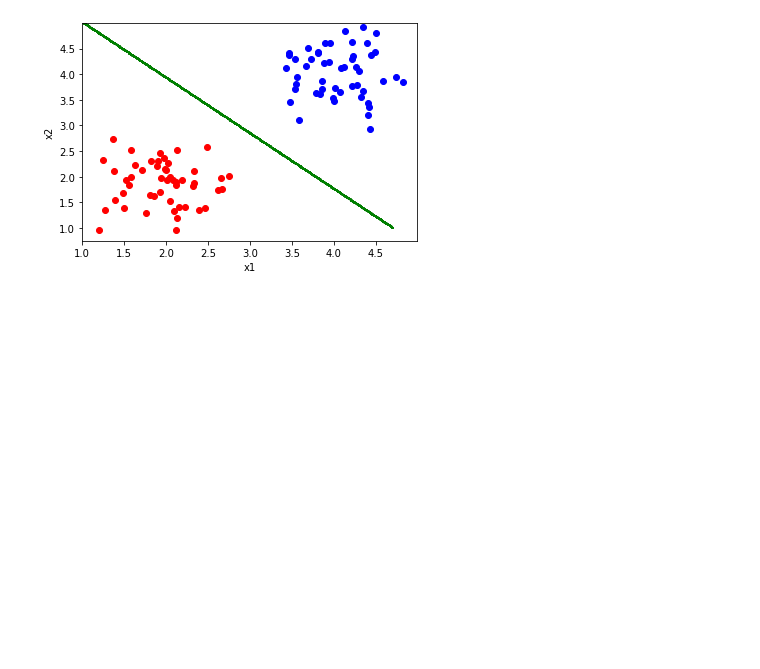
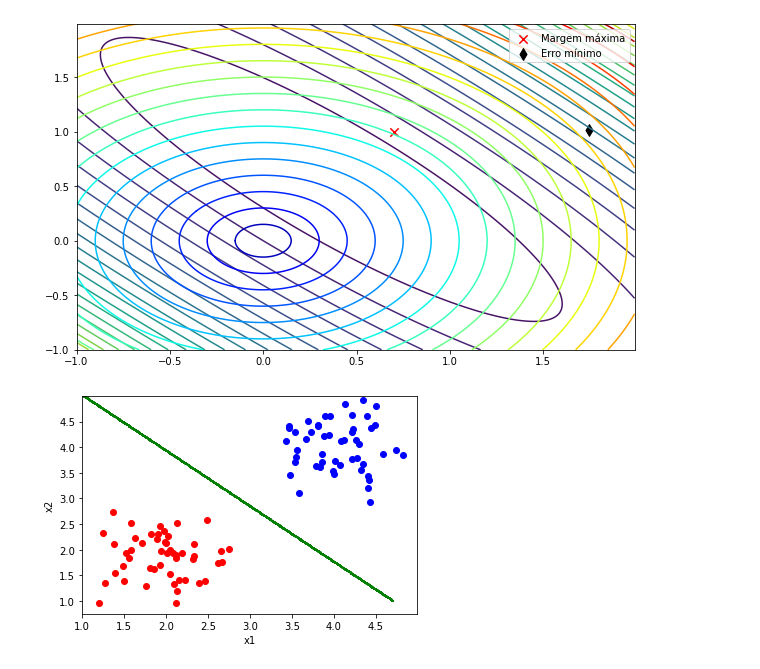
Before and after one commit to vicrsp/rna-ppgee, a Jupyter notebook: seminario/exemplos.ipynb, the cells around one changed output. Cells and saved outputs as stored; diff of their text form; code cells hidden in the pictures; blank space fills up the shorter version.

```diff
--- a/seminario/exemplos.ipynb
+++ b/seminario/exemplos.ipynb
@@ -74,3 +78,49 @@ fig.show()
+# %%
+def plot_fobj_contour(X, y):
+    w1 = np.arange(-1,2,step=0.01)
+    w2 = np.arange(-1,2,step=0.01)
+
+    fig, ax = plt.subplots(figsize=(10,6))
+
+    xx, yy = np.meshgrid(w1, w2)
+    # flatten each grid to a vector
+    r1, r2 = xx.flatten(), yy.flatten()
+    r1, r2 = r1.reshape((len(r1), 1)), r2.reshape((len(r2), 1))
+
+    # horizontal stack vectors to create x1,x2 input for the model
+    grid = np.hstack((r1,r2))
+
+    wmse = []
+    wnorm = []
+    for w in grid:
+        wnorm.append(np.linalg.norm(w))
+        wmse.append(np.sum(((X @ w) - y) ** 2) / X.shape[0])
+
+    zz_mse = np.asarray(wmse).reshape(xx.shape)
+    zz_norm = np.asarray(wnorm).reshape(xx.shape)
+
+
+    perceptron = Perceptron()
+    perceptron.fit(x_train, y_train)
+    w_perc = perceptron.coef_[0]
+
+    svm = LinearSVC()
+    svm.fit(x_train, y_train)
+    w_svm = svm.coef_[0]
+
+
+    cb1 = ax.contour(xx, yy, zz_mse, levels=20)
+    cb2 = ax.contour(xx, yy, zz_norm, levels=20, cmap='jet')
+
+    ax.scatter(w_svm[0], w_svm[1], s=70, marker='x',c='red',label='Margem máxima')
+    ax.scatter(w_perc[0], w_perc[1],s=70, marker='d',c='black',label='Erro mínimo')
+
+    ax.legend()
+    fig.show()
+
+plot_fobj_contour(x_train, y_train)
+# %% [output]
+[figure, added]
 # %%
 fig, ax = plot_func(data)
 for i in range(10):
```
Also changed, not shown: parts of 4 cells of this notebook, 4 other files.
